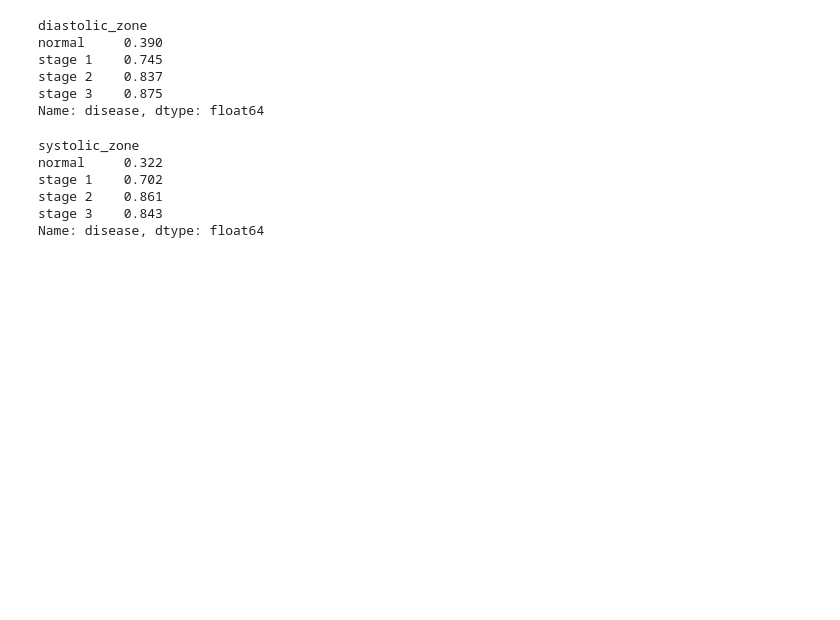
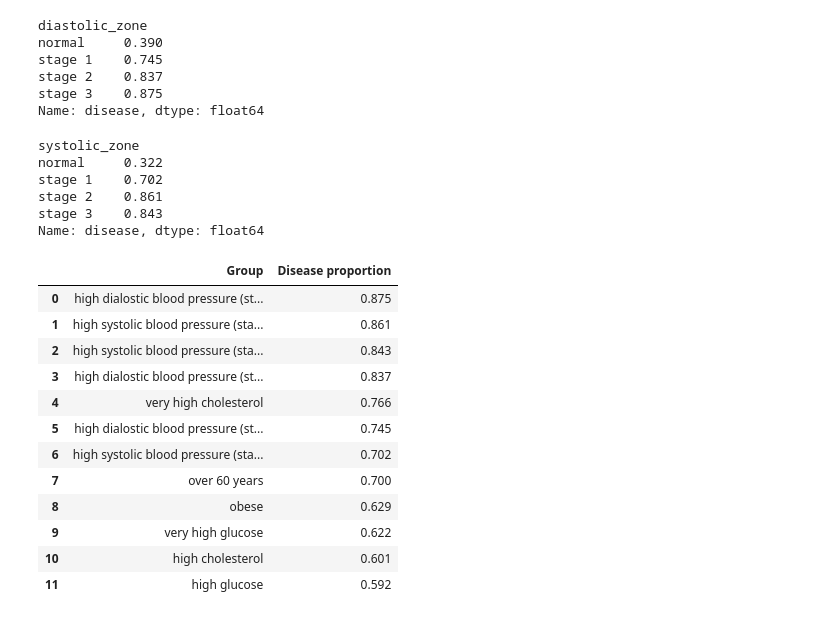
Before and after one commit to jackbustertann/cardiovascular_disease_detection, a Jupyter notebook: index.ipynb, the cells around one changed output. Saved outputs shown, nothing was run; the diff lists cells and outputs as text; code cells hidden in the pictures; blank space fills up the shorter version.

```diff
--- a/index.ipynb
+++ b/index.ipynb
@@ -151,4 +180,19 @@ stage 2    0.861
 stage 3    0.843
 Name: disease, dtype: float64
 # %%
-{'female': 0.498, 'male': 0.505, 'non alcohol drinker': 0.501, 'alcohol drinker': 0.481, 'non active': 0.538, 'active': 0.491, 'normal cholesterol': 0.441, 'high cholesterol': 0.601, 'very high cholesterol': 0.766, 'normal glucose': 0.481, 'high glucose': 0.592, 'very high glucose': 0.622, 'under 40 years': 0.229, '40-50 years': 0.393, '50-60 years': 0.534, 'over 60 years': 0.7, 'underweight': 0.271, 'normal weight': 0.402, 'overweight': 0.511, 'obese': 0.629}
+sub_groups = [('female', 0.498), ('male', 0.505), ('non alcohol drinker', 0.501), ('alcohol drinker', 0.481), ('non active', 0.538), ('active', 0.491), ('normal cholesterol', 0.441), ('high cholesterol', 0.601), ('very high cholesterol', 0.766), ('normal glucose', 0.481), ('high glucose', 0.592), ('very high glucose', 0.622), ('under 40 years', 0.229), ('40-50 years', 0.393), ('50-60 years', 0.534), ('over 60 years', 0.7), ('underweight', 0.271), ('normal weight', 0.402), ('overweight', 0.511), ('obese', 0.629), ('normal dialostic blood pressure', 0.390), ('high dialostic blood pressure (stage 1)', 0.745), ('high dialostic blood pressure (stage 2)', 0.837), ('high dialostic blood pressure (stage 3)', 0.875), ('normal systolic blood pressure', 0.322), ('high systolic blood pressure (stage 1)', 0.702), ('high systolic blood pressure (stage 2)', 0.861), ('high systolic blood pressure (stage 3)', 0.843)]
+pd.DataFrame(sub_groups, columns = ['Group', 'Disease proportion']).sort_values(by = 'Disease proportion', ascending = False).reset_index().drop(columns = ['index']).head(12)
+# %% [output]
+|  | Group | Disease proportion |
+| 0 | high dialostic blood pressure (st... | 0.875 |
+| 1 | high systolic blood pressure (sta... | 0.861 |
+| 2 | high systolic blood pressure (sta... | 0.843 |
+| 3 | high dialostic blood pressure (st... | 0.837 |
+| 4 | very high cholesterol | 0.766 |
+| 5 | high dialostic blood pressure (st... | 0.745 |
+| 6 | high systolic blood pressure (sta... | 0.702 |
+| 7 | over 60 years | 0.700 |
+| 8 | obese | 0.629 |
+| 9 | very high glucose | 0.622 |
+| 10 | high cholesterol | 0.601 |
+| 11 | high glucose | 0.592 |
```
Also changed, not shown: parts of 5 cells of this notebook, 2 other files.
